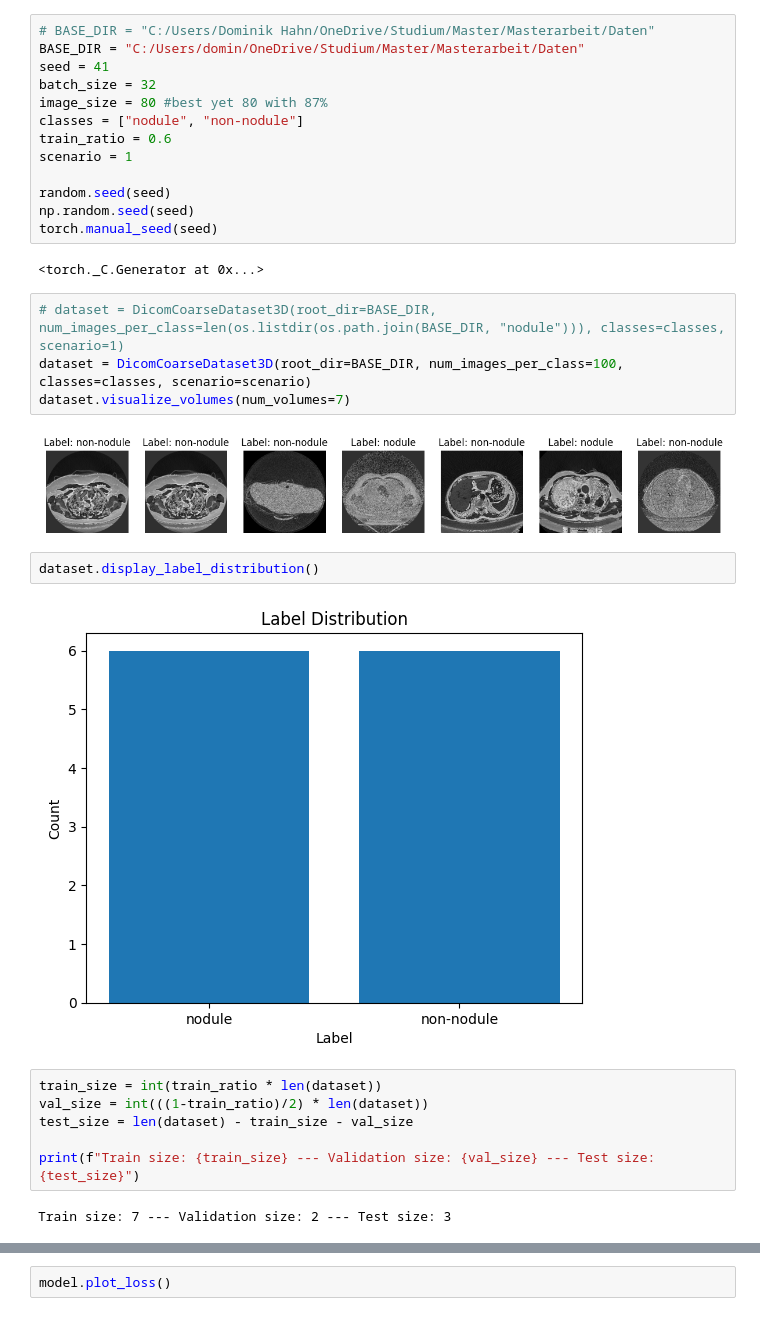
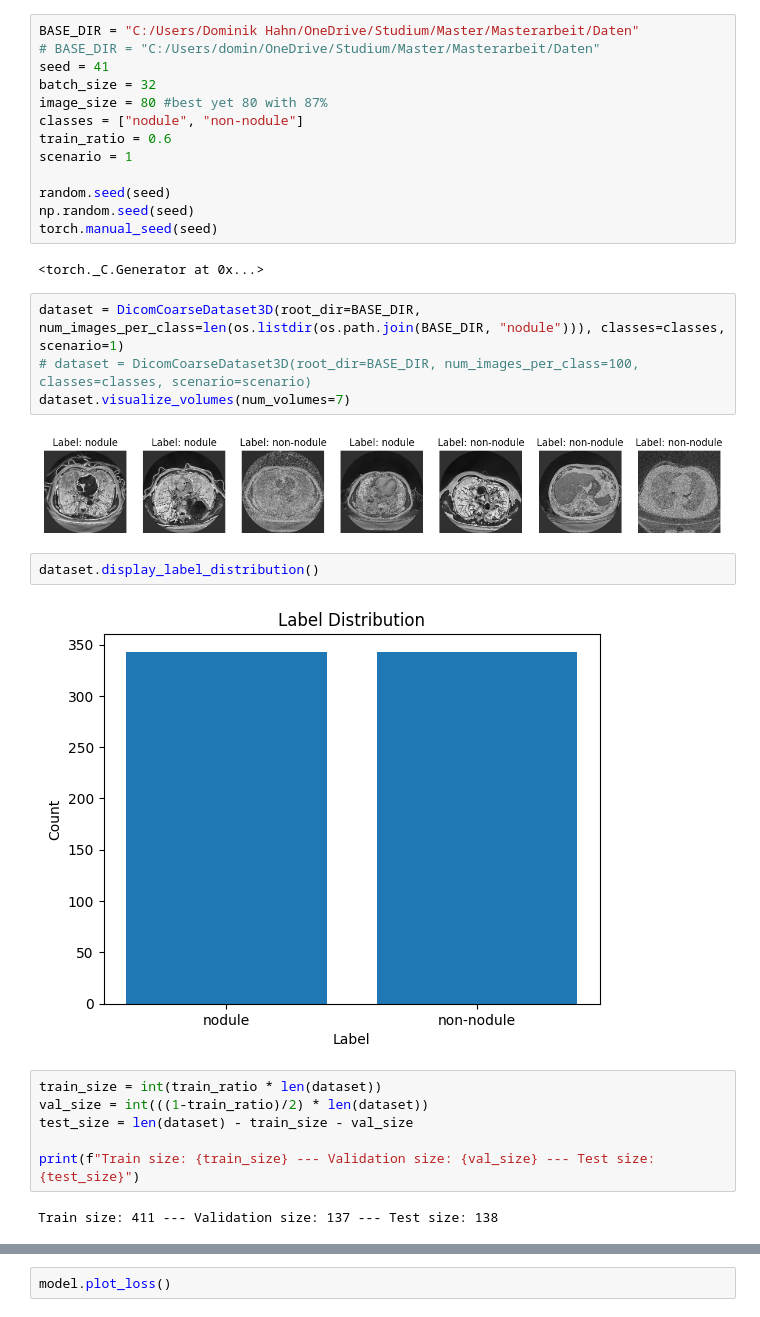
Before and after one commit to DominikHahn1407/Masterarbeit, a Jupyter notebook: Final Models/3dcnn_coarse.ipynb, the cells around one changed output, grey strips where cells are left out. Drawn from its saved outputs; the diff is of its cells as text.

```diff
--- a/Final Models/3dcnn_coarse.ipynb
+++ b/Final Models/3dcnn_coarse.ipynb
@@ -13,6 +12,6 @@ from utils import DicomCoarseDataset3D
 # %%
-# BASE_DIR = "C:/Users/Dominik Hahn/OneDrive/Studium/Master/Masterarbeit/Daten"
-BASE_DIR = "C:/Users/domin/OneDrive/Studium/Master/Masterarbeit/Daten"
+BASE_DIR = "C:/Users/Dominik Hahn/OneDrive/Studium/Master/Masterarbeit/Daten"
+# BASE_DIR = "C:/Users/domin/OneDrive/Studium/Master/Masterarbeit/Daten"
 seed = 41
 batch_size = 32
 image_size = 80 #best yet 80 with 87%
@@ -26,15 +25,15 @@ torch.manual_seed(seed)
 # %% [output]
 <torch._C.Generator at 0x...>
 # %%
-# dataset = DicomCoarseDataset3D(root_dir=BASE_DIR, num_images_per_class=len(os.listdir(os.path.join(BASE_DIR, "nodule"))), classes=classes, scenario=1)
-dataset = DicomCoarseDataset3D(root_dir=BASE_DIR, num_images_per_class=100, classes=classes, scenario=scenario)
+dataset = DicomCoarseDataset3D(root_dir=BASE_DIR, num_images_per_class=len(os.listdir(os.path.join(BASE_DIR, "nodule"))), classes=classes, scenario=1)
+# dataset = DicomCoarseDataset3D(root_dir=BASE_DIR, num_images_per_class=100, classes=classes, scenario=scenario)
 dataset.visualize_volumes(num_volumes=7)
 # %% [output]
-[figure, old version]
+[figure, new version]
 # %%
 dataset.display_label_distribution()
 # %% [output]
-[figure, old version]
+[figure, new version]
 # %%
 train_size = int(train_ratio * len(dataset))
 val_size = int(((1-train_ratio)/2) * len(dataset))
@@ -42,4 +41,4 @@ test_size = len(dataset) - train_size - val_size
 
 print(f"Train size: {train_size} --- Validation size: {val_size} --- Test size: {test_size}")
 # %% [output]
-Train size: 7 --- Validation size: 2 --- Test size: 3
+Train size: 411 --- Validation size: 137 --- Test size: 138
```
Also changed, not shown: parts of 3 cells of this notebook, 7 other files.
